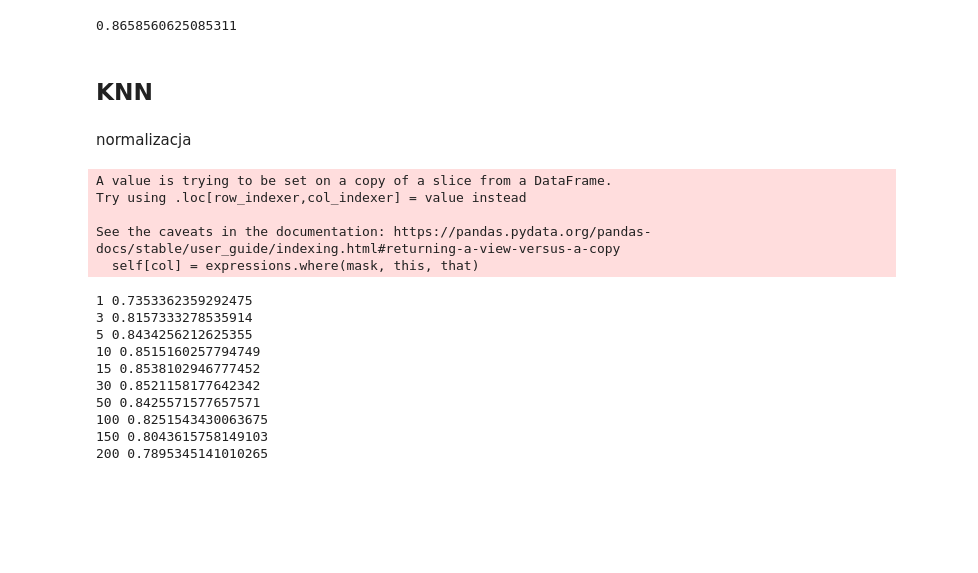
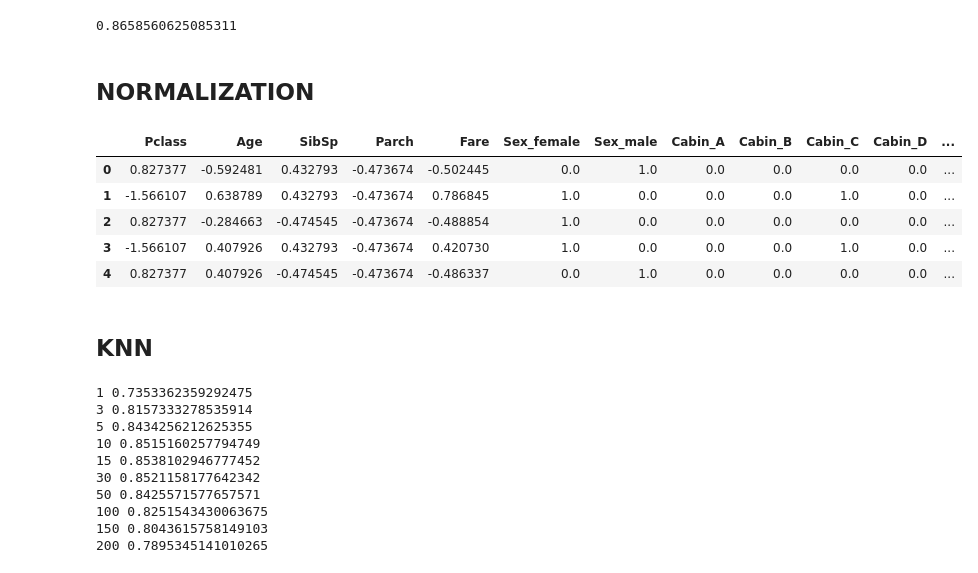
Before and after one commit to agomolka/KaggleTitanicCompetition, a Jupyter notebook: better_titanic.ipynb, the cells around one changed output. Saved outputs shown, nothing was run; the diff lists cells and outputs as text; code cells hidden in the pictures; blank space fills up the shorter version.

```diff
--- a/better_titanic.ipynb
+++ b/better_titanic.ipynb
@@ -628,32 +691,38 @@ modelRF_GSCV = {
 with open("model_RF_GSCV.p", "wb") as fp:
     # Zapisujemy obiekt do wskaźnika pliku
     pickle.dump(modelRF_GSCV, fp)
+# %% [markdown]
+## NORMALIZATION
+# %%
+#Select numerical columns which needs to be normalized
+train_norm = df[numFeatures]
+test_norm = df[numFeatures]
+
+std_scale = preprocessing.StandardScaler().fit(train_norm)
+
+# Normalize TRANING Data
+x_train_norm = std_scale.transform(train_norm)
+#Converting numpy array to dataframe
+training_norm_col = pd.DataFrame(x_train_norm, index=train_norm.index,
+                                 columns=train_norm.columns)
+#Update
+df[numFeatures]=training_norm_col
+
+
+# Normalize TESTING Data by using mean and SD of training set
+x_test_norm = std_scale.transform(test_norm)
+#Converting numpy array to dataframe
+testing_norm_col = pd.DataFrame(x_test_norm, index=test_norm.index,
+                                columns=test_norm.columns)
+#Update
+df[numFeatures] = testing_norm_col
+df.head()
+# %% [output]
+|  | Pclass | Age | SibSp | Parch | Fare | Sex_female | Sex_male | Cabin_A | Cabin_B | Cabin_C | Cabin_D | ... |
+| 0 | 0.827377 | -0.592481 | 0.432793 | -0.473674 | -0.502445 | 0.0 | 1.0 | 0.0 | 0.0 | 0.0 | 0.0 | ... |
+| 1 | -1.566107 | 0.638789 | 0.432793 | -0.473674 | 0.786845 | 1.0 | 0.0 | 0.0 | 0.0 | 1.0 | 0.0 | ... |
+| 2 | 0.827377 | -0.284663 | -0.474545 | -0.473674 | -0.488854 | 1.0 | 0.0 | 0.0 | 0.0 | 0.0 | 0.0 | ... |
+| 3 | -1.566107 | 0.407926 | 0.432793 | -0.473674 | 0.420730 | 1.0 | 0.0 | 0.0 | 0.0 | 1.0 | 0.0 | ... |
+| 4 | 0.827377 | 0.407926 | -0.474545 | -0.473674 | -0.486337 | 0.0 | 1.0 | 0.0 | 0.0 | 0.0 | 0.0 | ... |
 # %% [markdown]
 ## KNN
-# %% [markdown]
-normalizacja
-# %%
-#Select numerical columns which needs to be normalized
-train_norm = X_train[numFeatures]
-test_norm = X_test[numFeatures]
-
-# Normalize Training Data
-std_scale = preprocessing.StandardScaler().fit(train_norm)
-x_train_norm = std_scale.transform(train_norm)
-
-#Converting numpy array to dataframe
-training_norm_col = pd.DataFrame(x_train_norm, index=train_norm.index, columns=train_norm.columns)
-X_train.update(training_norm_col)
-#print (X_train.head())
-
-# Normalize Testing Data by using mean and SD of training set
-x_test_norm = std_scale.transform(test_norm)
-testing_norm_col = pd.DataFrame(x_test_norm, index=test_norm.index, columns=test_norm.columns)
-X_test.update(testing_norm_col)
-#print (X_train.head())
-# %% [output]
-A value is trying to be set on a copy of a slice from a DataFrame.
-Try using .loc[row_indexer,col_indexer] = value instead
-
-See the caveats in the documentation: https://pandas.pydata.org/pandas-docs/stable/user_guide/indexing.html#returning-a-view-versus-a-copy
-  self[col] = expressions.where(mask, this, that)
```
Also changed, not shown: parts of 15 cells of this notebook.
